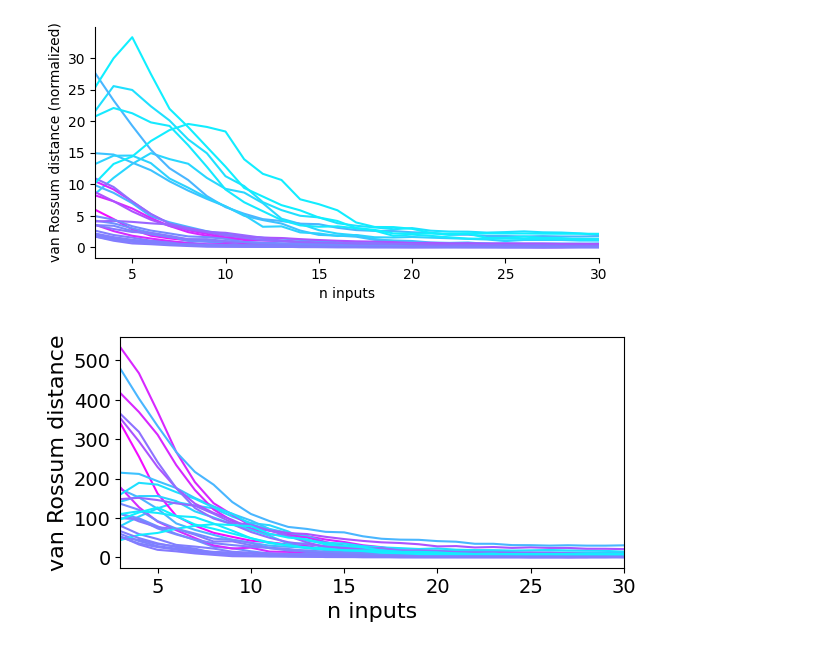
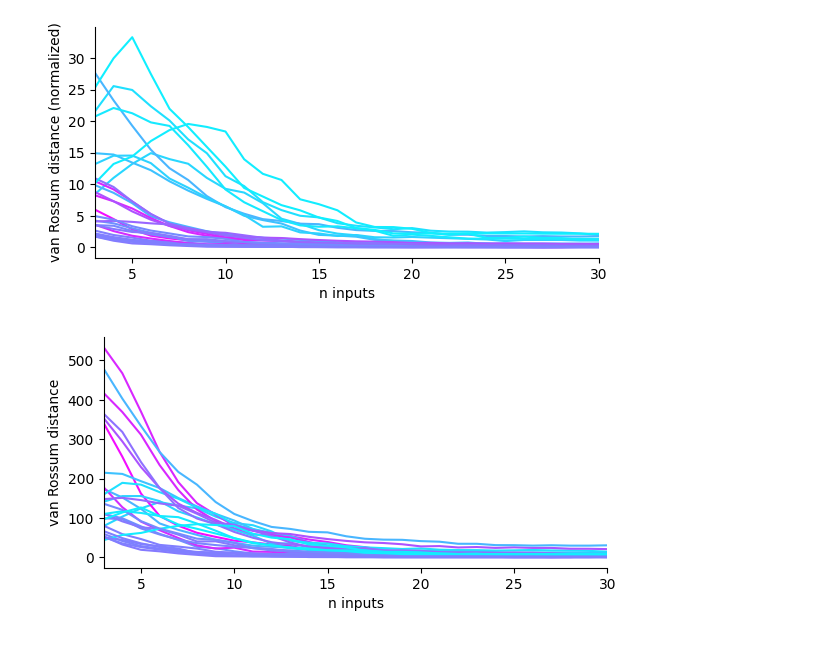
Before and after one commit to ec753/event_based_neuron, a Jupyter notebook: morpho_n_inputs_analysis.ipynb, the cells around one changed output. Cells and saved outputs as stored; diff of their text form; code cells hidden in the pictures.

```diff
--- a/morpho_n_inputs_analysis.ipynb
+++ b/morpho_n_inputs_analysis.ipynb
@@ -80,7 +104,8 @@ sim_duration = 10000
 # %%
 spike_trains = {}
 vr_dists = {}
-firing_rates = {}
+firing_rates_ebm = []
+firing_rates_ground_truth = {}
 
 exp_inds = [0,1,2,3,4,5,6,7,8,9,10,11,12,13,14,16,17,20,21,22,23,24,25,26,28,29]
 
@@ -88,22 +113,26 @@ for exp_ind in exp_inds:
     spike_trains[exp_ind] = {}
     vr_dists[exp_ind] = []
 
+
     exp_id = (2-len(str(exp_ind)))*'0'+str(exp_ind)
     obv_spikes_file = f'{data_dir}nim{exp_id}_obv_spikes.csv'
     with open(obv_spikes_file, 'r') as fin:
         spikes = [float(line.strip()) for line in fin.readlines()]
         spike_trains[exp_ind]['obv_train'] = neo.SpikeTrain(spikes * ms, t_stop=sim_duration*ms)
-        firing_rates[exp_ind] = len(spikes) / (sim_duration / 1000)
+        _firing_rate_ground_truth = len(spikes) / (sim_duration / 1000)
+        firing_rates_ground_truth[exp_ind] = _firing_rate_ground_truth
 
     for n in ns:
         nim_spikes_file = f'{data_dir}nim{exp_id}_{n}_rep_spikes.csv'
         with open(nim_spikes_file, 'r') as fin:
             spikes = [float(line.strip()) for line in fin.readlines()]
             spikes = [spike for spike in spikes if spike < sim_duration]
+            _firing_rate_ebm = len(spikes) / (sim_duration / 1000)
             spike_trains[exp_ind][n] = neo.SpikeTrain(spikes * ms, t_stop=sim_duration*ms)
-        vr_dists[exp_ind].append(
-            victor_purpura_distance([spike_trains[exp_ind]['obv_train'], spike_trains[exp_ind][n]], q)[0, 1]
-        )
+        _vp_dist = victor_purpura_distance([spike_trains[exp_ind]['obv_train'], spike_trains[exp_ind][n]], q)[0, 1]
+        vr_dists[exp_ind].append(_vp_dist)
+
+        firing_rates_ebm.append((_firing_rate_ebm, _firing_rate_ground_truth, _vp_dist, n))
 # %%
 fig, ax = plt.subplots(1, 1, figsize = (1,2.5))
 fraction = 1  # .05
@@ -128,7 +157,9 @@ plt.figure(figsize=(6.5,3))
 colors = pl.cm.cool(np.linspace(0,1,60))
 
 for exp_ind in exp_inds:
-    plt.plot(ns, np.array(vr_dists[exp_ind])/firing_rates[exp_ind], color=[np.interp(firing_rates[exp_ind], np.linspace(0, 60, 60), colors[:,i]) for i in range(3)])
+    plt.plot(
+        ns, np.array(vr_dists[exp_ind])/firing_rates[exp_ind],
+        color=[np.interp(firing_rates_ground_truth[exp_ind], np.linspace(0, 60, 60), colors[:,i]) for i in range(3)])
 
 plt.ylabel('van Rossum distance (normalized)')
 plt.xlabel('n inputs')
@@ -143,16 +174,22 @@ plt.show()
 # %%
 plt.figure(figsize=(6.5,3))
 
 colors = pl.cm.cool(np.linspace(0,1,60))
 
 for exp_ind in exp_inds:
-    plt.plot(ns, np.array(vr_dists[exp_ind]), color=[np.interp(firing_rates[exp_ind], np.linspace(0, 60, 60), colors[:,i]) for i in range(3)])
+    plt.plot(
+        ns,
+        np.array(vr_dists[exp_ind]),
+        color=[np.interp(firing_rates_ground_truth[exp_ind], np.linspace(0, 60, 60), colors[:,i]) for i in range(3)]
+    )
 
-plt.ylabel('van Rossum distance', fontsize=16)
-plt.xlabel('n inputs', fontsize=16)
-plt.xticks(fontsize=14)
-plt.yticks(fontsize=14)
+plt.ylabel('van Rossum distance')
+plt.xlabel('n inputs')
 plt.xlim(3, 30)
+plt.gca().spines['right'].set_visible(False)
+plt.gca().spines['top'].set_visible(False)
+
+plt.savefig(f'{figures_dir}nInputs_morpho_vr_dists.svg', format='svg')
 plt.show()
 # %% [output]
-[figure, old version]
+[figure, new version]
```
Also changed, not shown: parts of 6 cells of this notebook, 8 other files.
